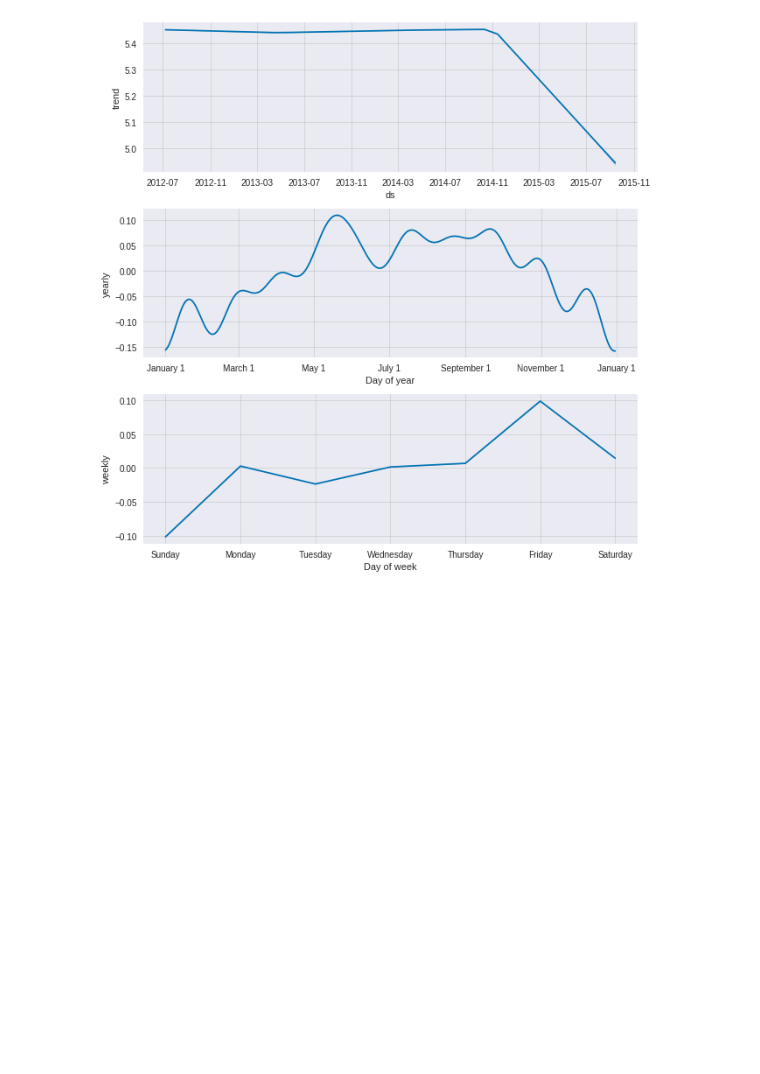
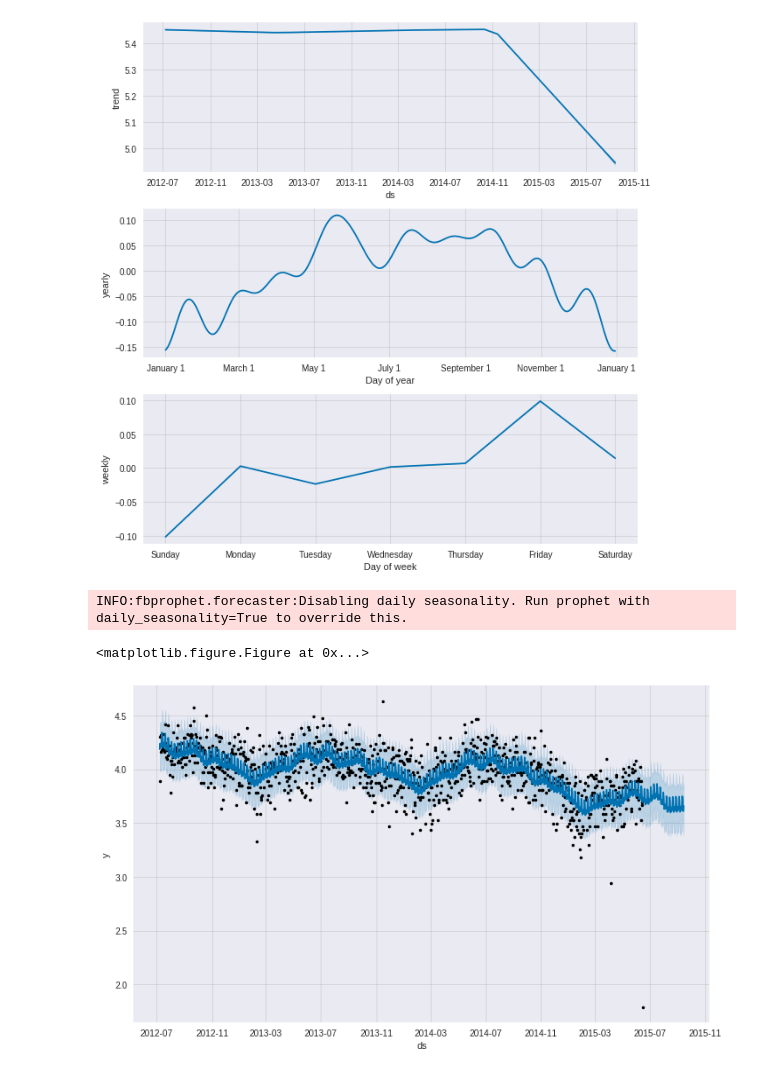
Before and after one commit to PrzemyslawB/boston-crime, a Jupyter notebook: Crime in Boston - Forecasting.ipynb, the cells around one changed output. Drawn from its saved outputs; the diff is of its cells as text; code cells hidden in the pictures; blank space fills up the shorter version.

```diff
--- a/Crime in Boston - Forecasting.ipynb
+++ b/Crime in Boston - Forecasting.ipynb
@@ -266,3 +266,14 @@ INFO:fbprophet.forecaster:Disabling daily seasonality. Run prophet with daily_se
 m.plot_components(forecast);
 # %% [output]
 [figure]
+# %%
+mV = Prophet()
+mV.fit(forecastV)
+future = mV.make_future_dataframe(periods=90,freq='D')
+forecast = mV.predict(future)
+plt.figure(figsize=(10, 10))
+fig = mV.plot(forecast)
+# %% [output]
+INFO:fbprophet.forecaster:Disabling daily seasonality. Run prophet with daily_seasonality=True to override this.
+<matplotlib.figure.Figure at 0x...>
+[figure, added]
```
Also changed, not shown: parts of 1 cell of this notebook.
